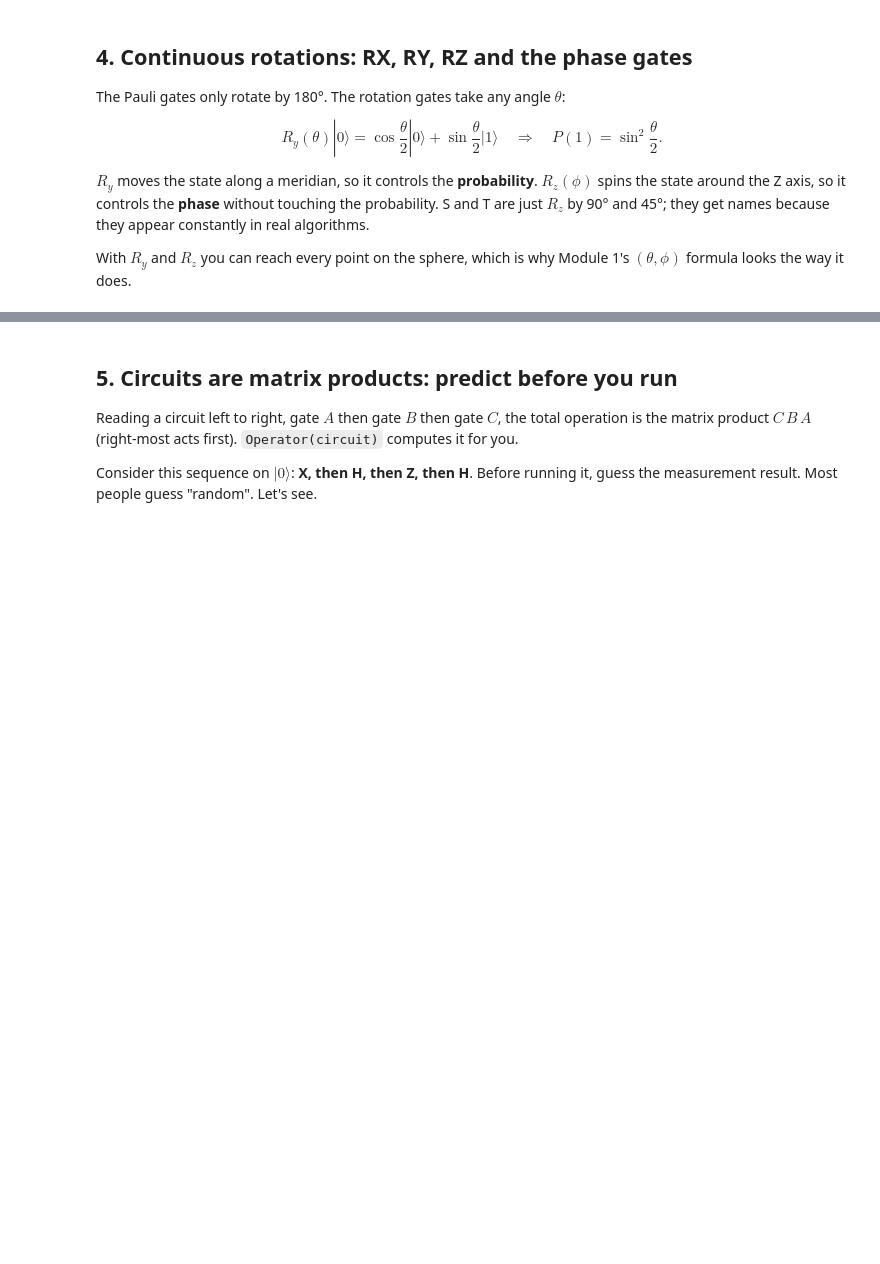
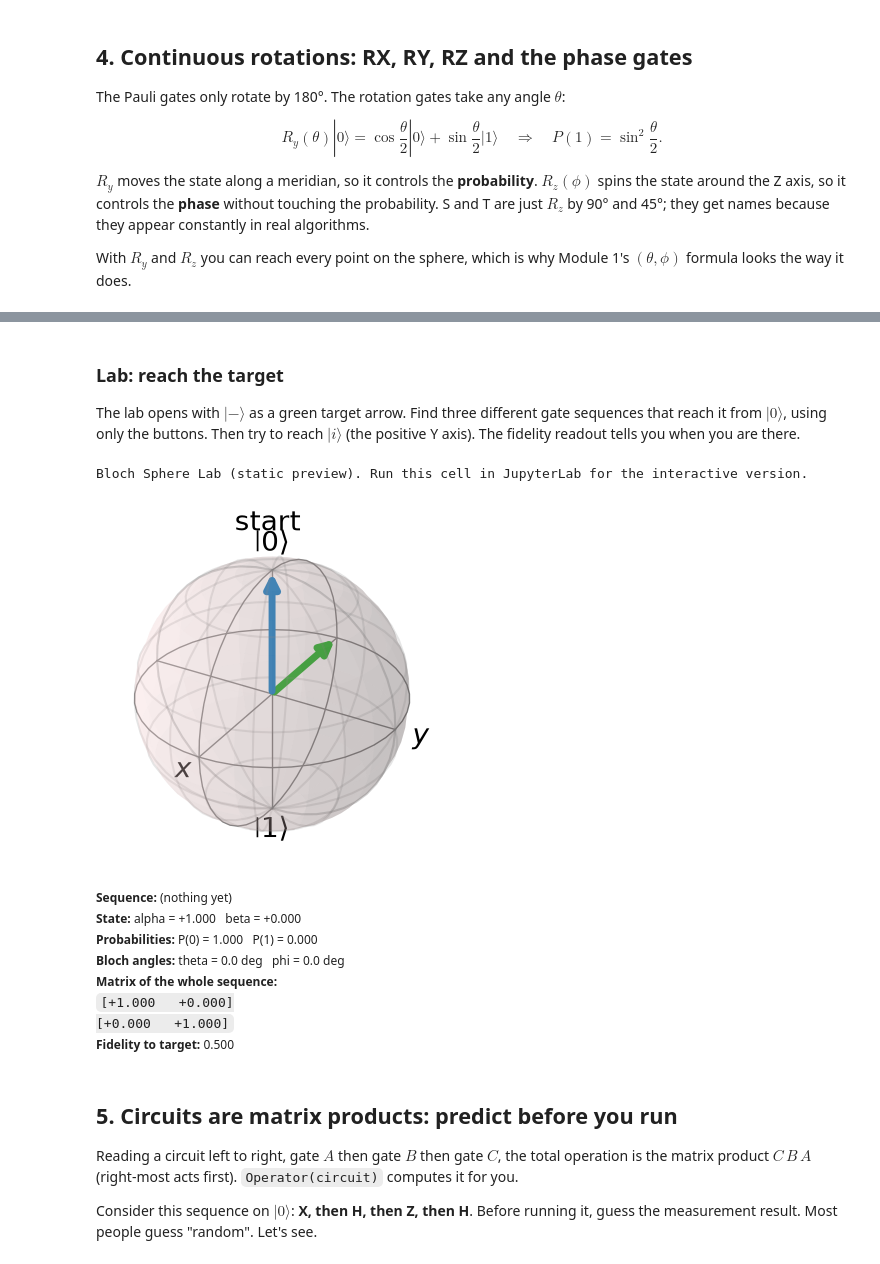
Before and after one commit to indranandjha1993/quantum-computing, a Jupyter notebook: src/02_Quantum_Logic_Gates.ipynb, the cells around one changed output, grey strips where cells are left out. Drawn from its saved outputs; the diff is of its cells as text; code cells hidden in the pictures; blank space fills up the shorter version.

```diff
--- a/src/02_Quantum_Logic_Gates.ipynb
+++ b/src/02_Quantum_Logic_Gates.ipynb
@@ -226,3 +226,23 @@ plt.legend(); plt.grid(True); plt.show()
+# %% [markdown]
+### Lab: reach the target
+
+The lab opens with $|-\rangle$ as a green target arrow. Find three different gate sequences that reach it from $|0\rangle$, using only the buttons.
+Then try to reach $|i\rangle$ (the positive Y axis). The fidelity readout tells you when you are there.
+# %%
+from qclab import bloch_lab
+
+bloch_lab(target='-')
+# %% [output]
+Bloch Sphere Lab (static preview). Run this cell in JupyterLab for the interactive version.
+[figure, added]
+Sequence: (nothing yet)
+State: alpha = +1.000 beta = +0.000
+Probabilities: P(0) = 1.000 P(1) = 0.000
+Bloch angles: theta = 0.0 deg phi = 0.0 deg
+Matrix of the whole sequence:
+[+1.000 +0.000]
+[+0.000 +1.000]
+Fidelity to target: 0.500
 # %% [markdown]
 ## 5. Circuits are matrix products: predict before you run
 
```
Also changed, not shown: parts of 6 cells of this notebook, 9 other files.
